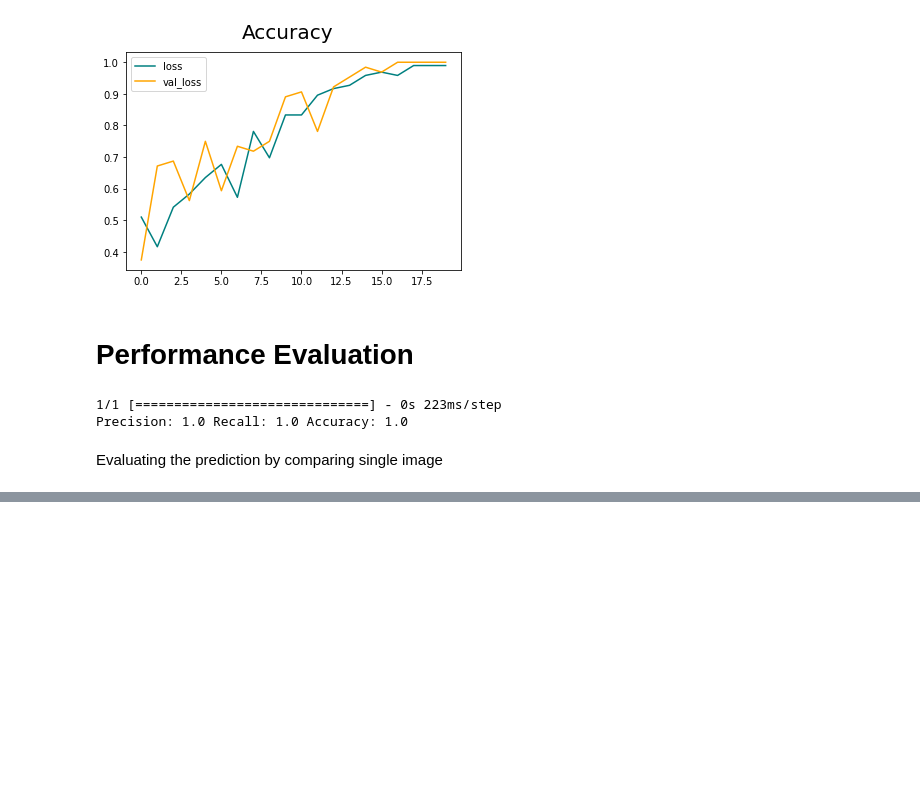
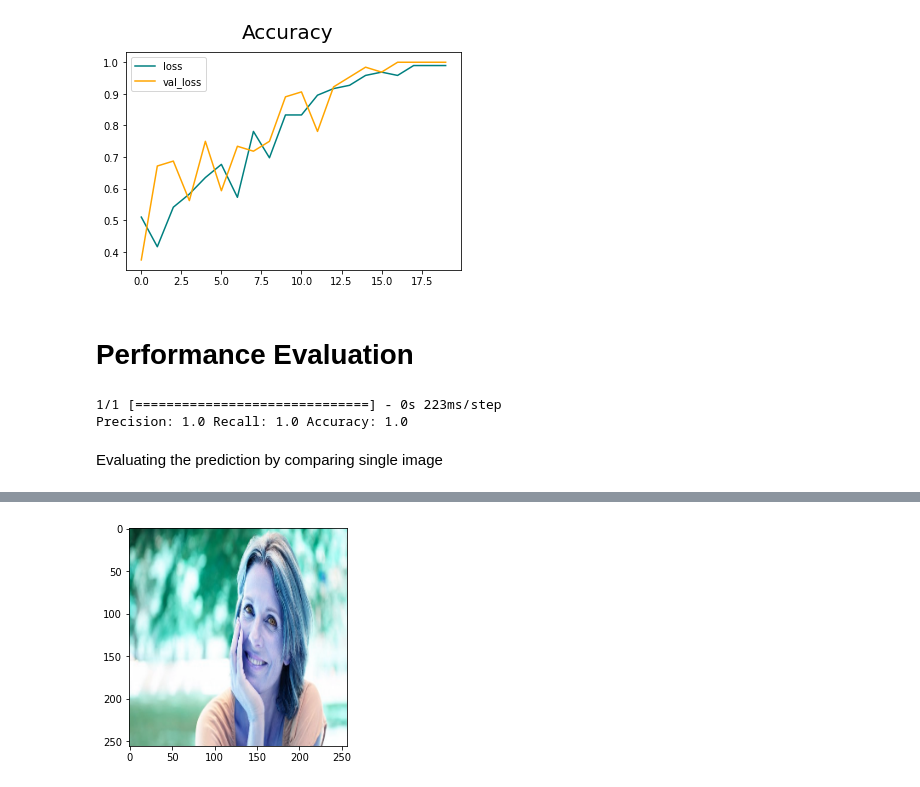
Before and after one commit to charann90/CNN-Image-Classifier, a Jupyter notebook: Image_Classifier.ipynb, the cells around one changed output, grey strips where cells are left out. Drawn from its saved outputs; the diff is of its cells as text; code cells hidden in the pictures; blank space fills up the shorter version.

```diff
--- a/Image_Classifier.ipynb
+++ b/Image_Classifier.ipynb
@@ -359,0 +372,6 @@ Evaluating the prediction by comparing single image
+# %%
+resize=tf.image.resize(img,(256,256))
+plt.imshow(resize.numpy().astype(int))
+plt.show()
+# %% [output]
+[figure, added]
```
Also changed, not shown: parts of 16 cells of this notebook.
